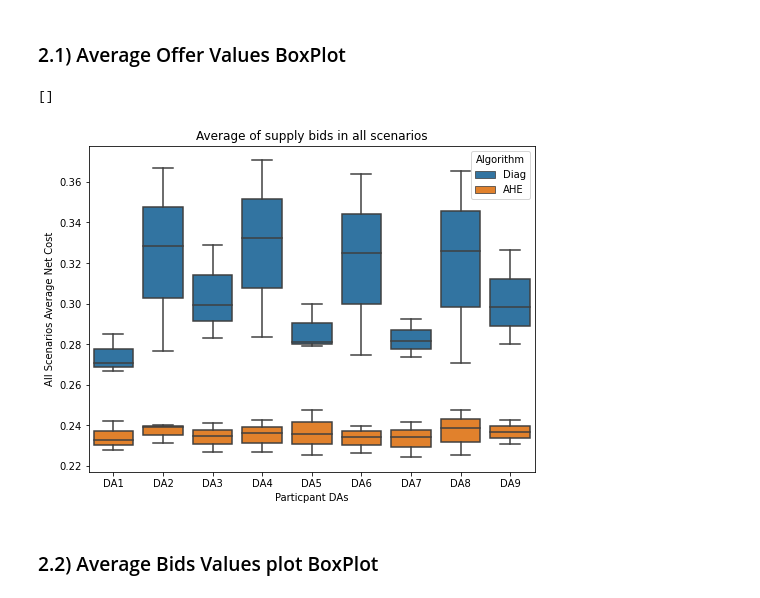
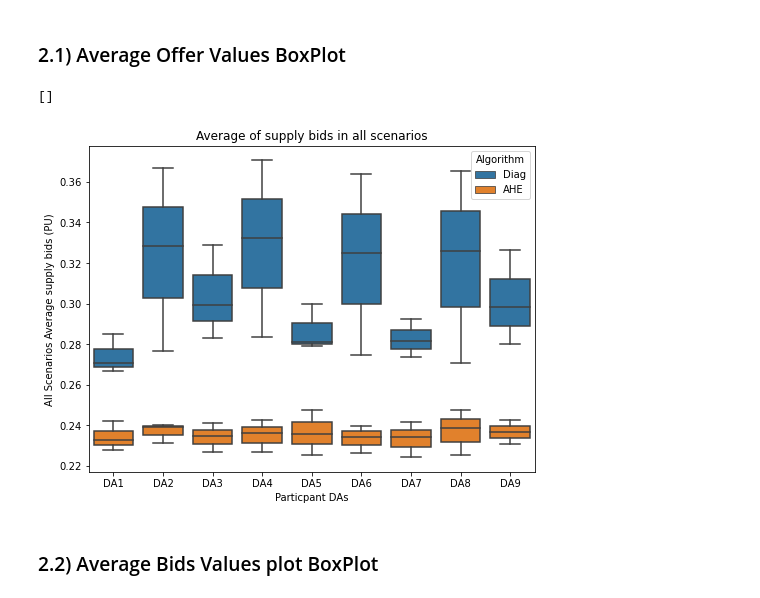
Before and after one commit to alirezakfz/PyomoModels, a Jupyter notebook: 08_SEST2022_DA_EQ/Results2/Plots/Demand_Offer_Bids_Visualization_V01.ipynb, the cells around one changed output. Drawn from its saved outputs; the diff is of its cells as text; code cells hidden in the pictures.

```diff
--- a/08_SEST2022_DA_EQ/Results2/Plots/Demand_Offer_Bids_Visualization_V01.ipynb
+++ b/08_SEST2022_DA_EQ/Results2/Plots/Demand_Offer_Bids_Visualization_V01.ipynb
@@ -85,19 +85,19 @@ df_temp = pd.DataFrame({'Average':value, 'Algorithm':algorithm, 'DA':das, 'Scena
 # %%
 fig = plt.figure(figsize=(8,6))
 ax = fig.add_subplot(1,1,1)
 
 sns.boxplot(x='DA', y='Average', hue='Algorithm', data=df_temp, dodge=False, ax=ax) #x='DA', dodge=False,
 # sns.swarmplot(x="DA", y="Average", data=df_temp, color=".1", ax=ax)
 
 
 ax.set_title('Average of supply bids in all scenarios', fontsize = 12)
 ax.set_xlabel('Particpant DAs')
-ax.set_ylabel('All Scenarios Average Net Cost')
+ax.set_ylabel('All Scenarios Average supply bids (PU)')
 
 ax.plot()
 # %% [output]
 []
-[figure, old version]
+[figure, new version]
 # %% [markdown]
 ### 2.2) Average Bids Values plot BoxPlot
 # %%
```
Also changed, not shown: parts of 1 cell of this notebook, 20 other files.
